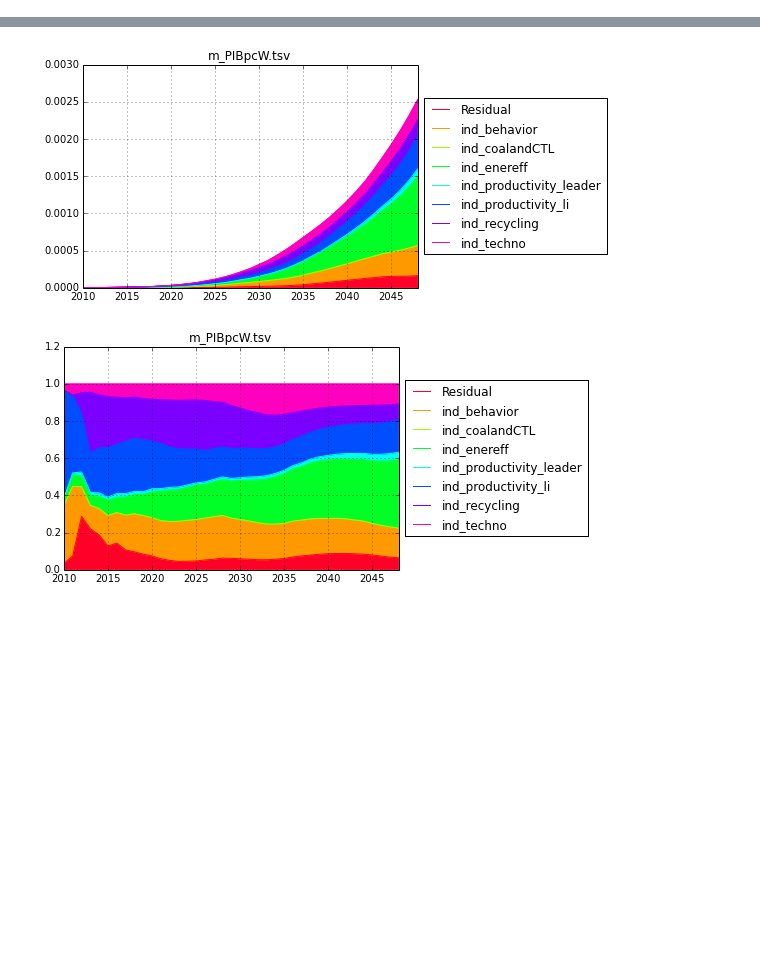
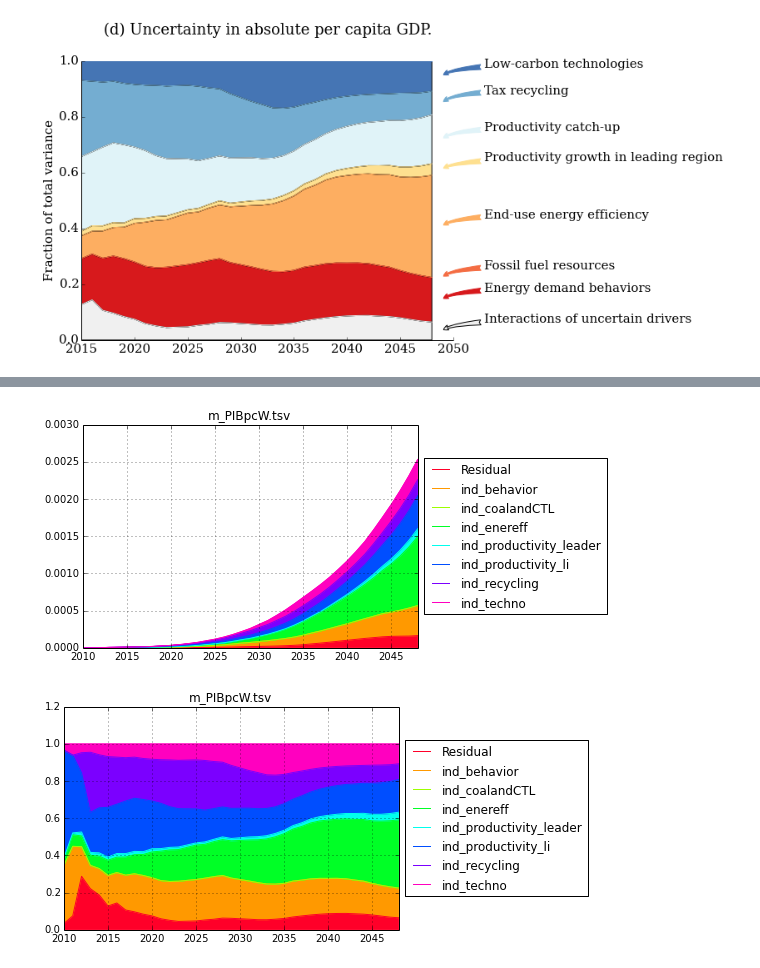
Before and after one commit to julierozenberg/prim, a Jupyter notebook: read_data_baselines.ipynb, the cells around one changed output, grey strips where cells are left out. Cells and saved outputs as stored; diff of their text form; code cells hidden in the pictures; blank space fills up the shorter version.

```diff
--- a/read_data.ipynb
+++ b/read_data_baselines.ipynb
@@ -19,0 +131,18 @@ scenarios.ix[scenarios['ind_EEI']==2,'ind_enereff']=1
+# %%
+pib=read_csv('m_PIBpcW.tsv',sep='\t',index_col=False,header=None)
+pib.columns=["Y"+str(i) for i in range(2001,2102)]
+pib.index=scenarios.index
+out2=DataFrame()
+outpc2=DataFrame()
+for year in range(2015,2050):
+    if (year==2024)|(year==2030)|(year==2049):
+        continue
+    formula="Y{} ~ ind_recycling+ind_productivity_leader+ind_productivity_li+ind_behavior+ind_enereff+ind_techno+ind_coalandCTL".format(year)
+    selection2=selection&pib["Y"+str(year)]!=0
+    olsmodel=ols(formula,data=concat([pib[selection2],scenarios[selection2]],axis=1)).fit()
+    table=anova_lm(olsmodel)
+    table['sum_sq_pc']=table['sum_sq']/table['sum_sq'].sum()
+    out2=out2.append(table['sum_sq'],ignore_index=True)
+    outpc2=outpc2.append(table['sum_sq_pc'],ignore_index=True)
+out2.index=list(range(2015,2024))+list(range(2025,2030))+list(range(2031,2049))
+outpc2.index=list(range(2015,2024))+list(range(2025,2030))+list(range(2031,2049))
@@ -19,0 +153,61 @@ scenarios.ix[scenarios['ind_EEI']==2,'ind_enereff']=1
+# %%
+colors=['#F0F0F0','#d7191c','#f46d43','#fdae61','#fee090','#e0f3f8','#74add1','#4575b4']
+columns=['Residual', 'ind_behavior', 'ind_coalandCTL', 'ind_enereff',
+         'ind_productivity_leader', 'ind_productivity_li', 'ind_recycling', 'ind_techno']
+legends=['Interactions of uncertain drivers','Energy demand behaviors','Fossil fuel resources','End-use energy efficiency',
+         'Productivity growth in leading region','Productivity catch-up','Tax recycling','Low-carbon technologies']
+
+font = {'family' : 'serif',
+        'weight' : 'normal',
+        'size'   : 15}
+plt.rc('font', **font)
+plt.figure(figsize=(8,6))
+ax=plt.subplot(111)
+
+prev=0*outpc2['Residual']
+i=0
+for thecol in columns:
+    plt.plot(outpc2.index,prev+outpc2[thecol],color=colors[i])
+    ax.fill_between(outpc2.index, prev, prev+outpc2[thecol],facecolor=colors[i],alpha=1)
+    ymean=(prev[2048]+prev[2048]+outpc2.ix[2048,thecol])/2
+
+    if legends[i] in ['Productivity catch-up']:
+        plt.annotate(legends[i], xy=(2049, ymean),  xycoords='data',
+                        xytext=(50, 10), textcoords='offset points',
+                        arrowprops=dict(arrowstyle="fancy",
+                                        fc=colors[i], ec=colors[i],
+                                        patchB=None,
+                                        connectionstyle="angle3,angleA=0,angleB=60"),
+                            )
+    elif legends[i] in ['Interactions of uncertain drivers']:
+        plt.annotate(legends[i], xy=(2049, ymean),  xycoords='data',
+                        xytext=(50, 10), textcoords='offset points',
+                        arrowprops=dict(arrowstyle="fancy",
+                                        fc=colors[i], ec='black',
+                                        patchB=None,
+                                        connectionstyle="angle3,angleA=0,angleB=60"),
+                            )
+    else:
+        plt.annotate(legends[i], xy=(2049, ymean),  xycoords='data',
+                    xytext=(50, 10), textcoords='offset points',
+                    arrowprops=dict(arrowstyle="fancy",
+                                    fc=colors[i], ec=colors[i],
+                                    patchB=None,
+                                    connectionstyle="angle3,angleA=0,angleB=60"),
+                        )
+
+    prev+=outpc2[thecol]
+    i+=1
+
+ax.spines['right'].set_visible(False)
+ax.spines['top'].set_visible(False)
+ax.spines['left'].set_visible(True)
+ax.xaxis.set_ticks_position('bottom')
+ax.yaxis.set_ticks_position('left')
+#ax.set_yticklabels([])
+ax.set_ylim([0,1])
+plt.ylabel("Fraction of total variance")
+plt.title("(d) Uncertainty in absolute per capita GDP.", y=1.08)
+plt.savefig('absoluteGDP.png',bbox_inches="tight",dpi=300)
+# %% [output]
+[figure, added]
```
Also changed, not shown: parts of 18 cells of this notebook.
